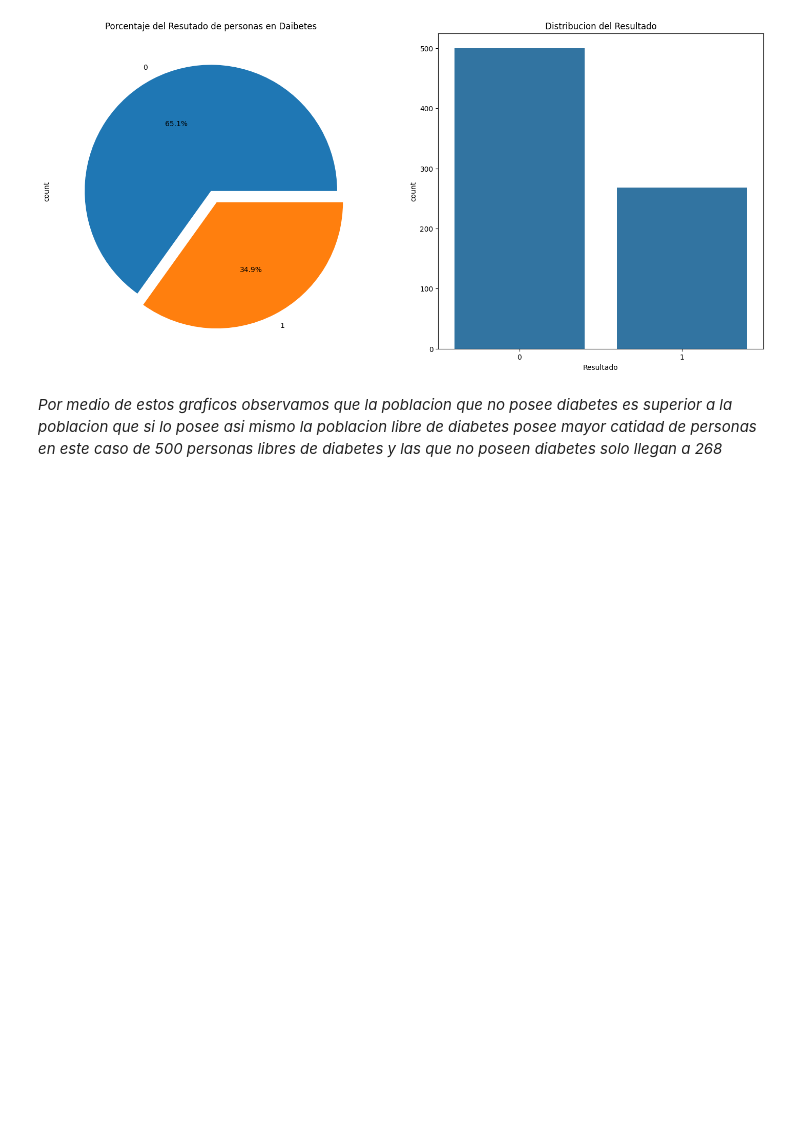
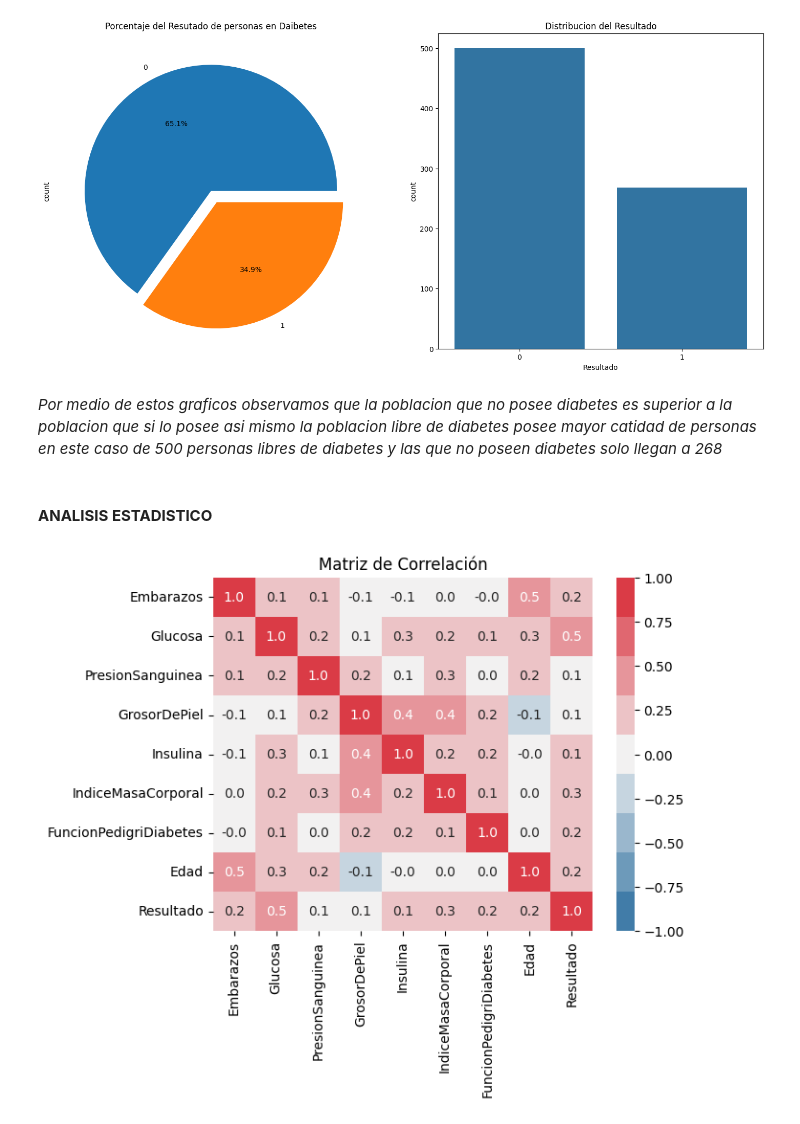
Before and after one commit to alexdaniel-23/Pima-Indians-Diabetes-EDA-ML, a Jupyter notebook: Diabetes.ipynb, the cells around one changed output. Cells and saved outputs as stored; diff of their text form; code cells hidden in the pictures; blank space fills up the shorter version.

Commit message:
analisis estadistico

```diff
--- a/Diabetes.ipynb
+++ b/Diabetes.ipynb
@@ -123,3 +123,11 @@ plt.show()
 [figure]
 # %% [markdown]
 *Por medio de estos graficos observamos que la poblacion que no posee diabetes es superior a la poblacion que si lo posee asi mismo la poblacion libre de diabetes posee mayor catidad de personas en este caso de 500 personas libres de diabetes y las que no poseen diabetes solo llegan a 268*
+# %% [markdown]
+#### **ANALISIS ESTADISTICO**
+# %%
+sns.heatmap(df.corr(),cmap=sns.diverging_palette(240,10,n=9),annot=True,fmt='.1f',vmin=-1,vmax=1)
+plt.title("Matriz de Correlación")
+plt.show()
+# %% [output]
+[figure, added]
```
Also changed, not shown: parts of 11 cells of this notebook.
